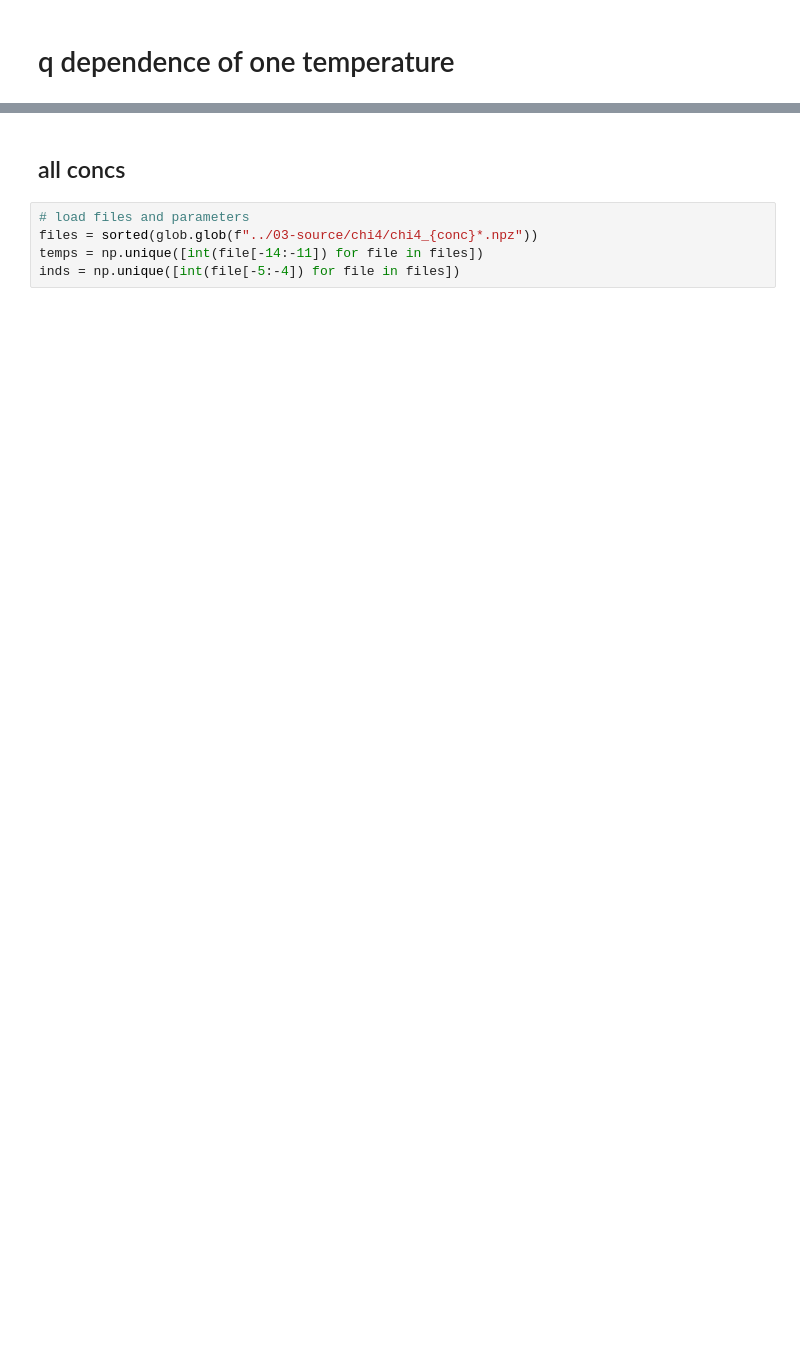
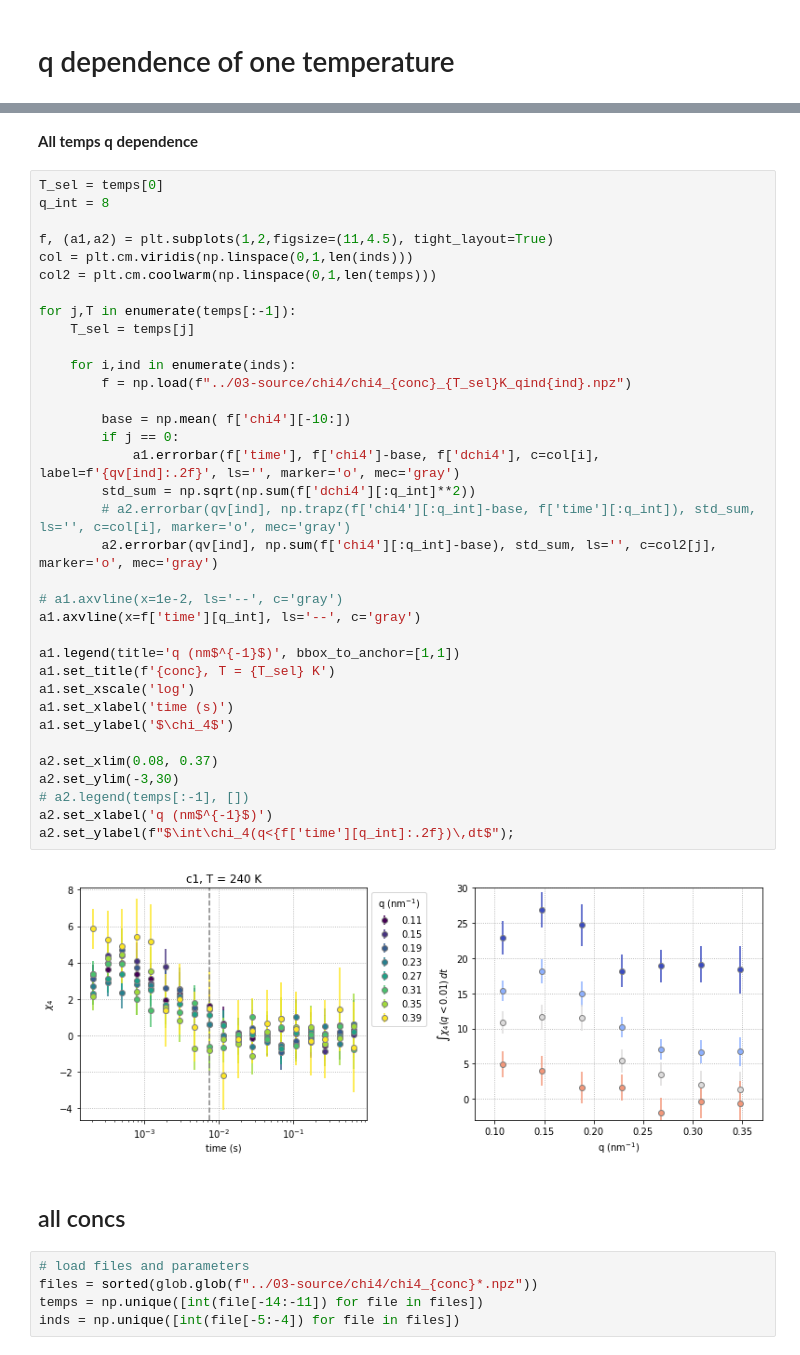
Before and after one commit to maddalenabin/id10-ferritin-2022, a Jupyter notebook: 01-notebooks/07-chi4.ipynb, the cells around one changed output, grey strips where cells are left out. Cells and saved outputs as stored; diff of their text form; blank space fills up the shorter version.

```diff
--- a/01-notebooks/07-chi4.ipynb
+++ b/01-notebooks/07-chi4.ipynb
@@ -96,3 +102,42 @@ a2.set_ylabel(f"$\int\chi_4(q<{f['time'][q_int]:.2f})\,dt$");
+# %% [markdown]
+**All temps q dependence**
+# %%
+T_sel = temps[0]
+q_int = 8
+
+f, (a1,a2) = plt.subplots(1,2,figsize=(11,4.5), tight_layout=True)
+col = plt.cm.viridis(np.linspace(0,1,len(inds)))
+col2 = plt.cm.coolwarm(np.linspace(0,1,len(temps)))
+
+for j,T in enumerate(temps[:-1]):
+    T_sel = temps[j]
+
+    for i,ind in enumerate(inds):
+        f = np.load(f"../03-source/chi4/chi4_{conc}_{T_sel}K_qind{ind}.npz")
+
+        base = np.mean( f['chi4'][-10:])
+        if j == 0:
+            a1.errorbar(f['time'], f['chi4']-base, f['dchi4'], c=col[i], label=f'{qv[ind]:.2f}', ls='', marker='o', mec='gray')
+        std_sum = np.sqrt(np.sum(f['dchi4'][:q_int]**2))
+        # a2.errorbar(qv[ind], np.trapz(f['chi4'][:q_int]-base, f['time'][:q_int]), std_sum, ls='', c=col[i], marker='o', mec='gray')
+        a2.errorbar(qv[ind], np.sum(f['chi4'][:q_int]-base), std_sum, ls='', c=col2[j], marker='o', mec='gray')
+
+# a1.axvline(x=1e-2, ls='--', c='gray')
+a1.axvline(x=f['time'][q_int], ls='--', c='gray')
+
+a1.legend(title='q (nm$^{-1}$)', bbox_to_anchor=[1,1])
+a1.set_title(f'{conc}, T = {T_sel} K')
+a1.set_xscale('log')
+a1.set_xlabel('time (s)')
+a1.set_ylabel('$\chi_4$')
+
+a2.set_xlim(0.08, 0.37)
+a2.set_ylim(-3,30)
+# a2.legend(temps[:-1], [])
+a2.set_xlabel('q (nm$^{-1}$)')
+a2.set_ylabel(f"$\int\chi_4(q<{f['time'][q_int]:.2f})\,dt$");
+# %% [output]
+[figure, added]
 # %% [markdown]
 ## all concs
 # %%
```
Also changed, not shown: parts of 13 cells of this notebook, 8 other files.
